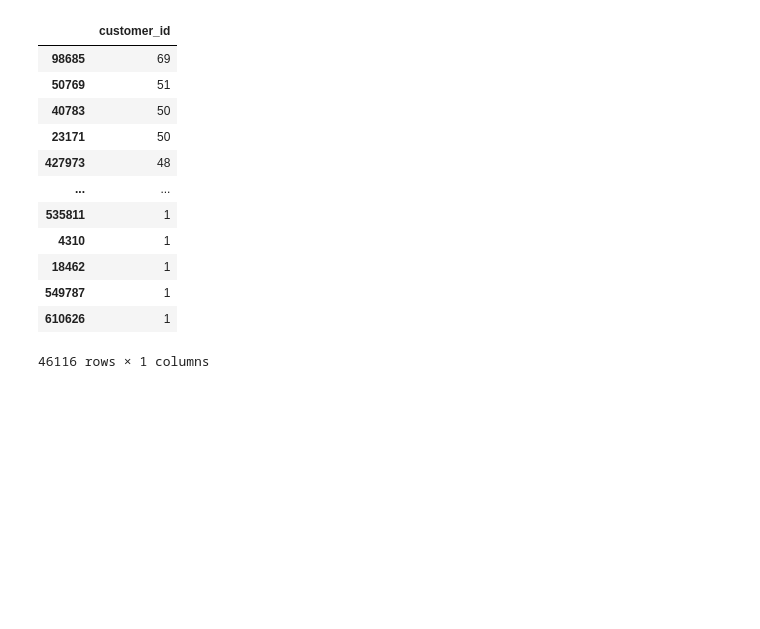
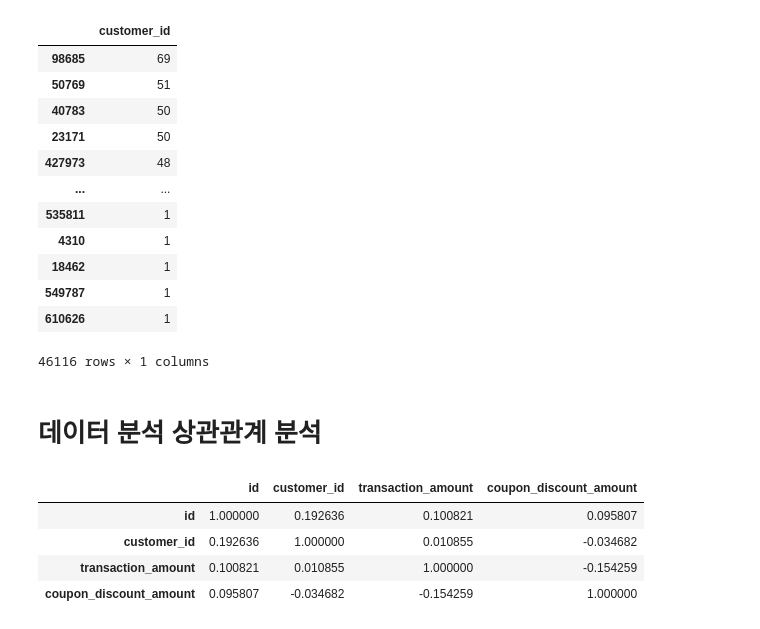
Before and after one commit to jaeseung11/Fastcampus-EDA, a Jupyter notebook: Fastcampus_EDA_project_2.ipynb, the cells around one changed output. Drawn from its saved outputs; the diff is of its cells as text; code cells hidden in the pictures; blank space fills up the shorter version.

```diff
--- a/Fastcampus_EDA_project_2.ipynb
+++ b/Fastcampus_EDA_project_2.ipynb
@@ -512,3 +472,13 @@ fastcampus_copy.customer_id.value_counts().to_frame()
 | 549787 | 1 |
 | 610626 | 1 |
 46116 rows × 1 columns
+# %% [markdown]
+# 데이터 분석 상관관계 분석
+# %%
+fastcampus_copy.corr(method='pearson')
+# %% [output]
+|  | id | customer_id | transaction_amount | coupon_discount_amount |
+| id | 1.000000 | 0.192636 | 0.100821 | 0.095807 |
+| customer_id | 0.192636 | 1.000000 | 0.010855 | -0.034682 |
+| transaction_amount | 0.100821 | 0.010855 | 1.000000 | -0.154259 |
+| coupon_discount_amount | 0.095807 | -0.034682 | -0.154259 | 1.000000 |
```
Also changed, not shown: parts of 9 cells of this notebook.
